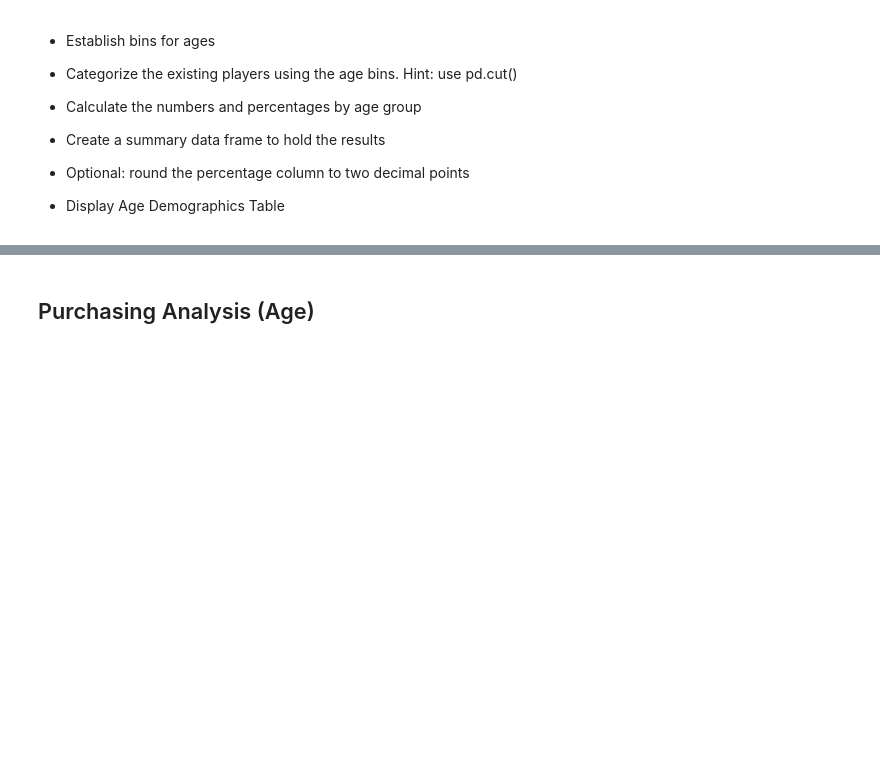
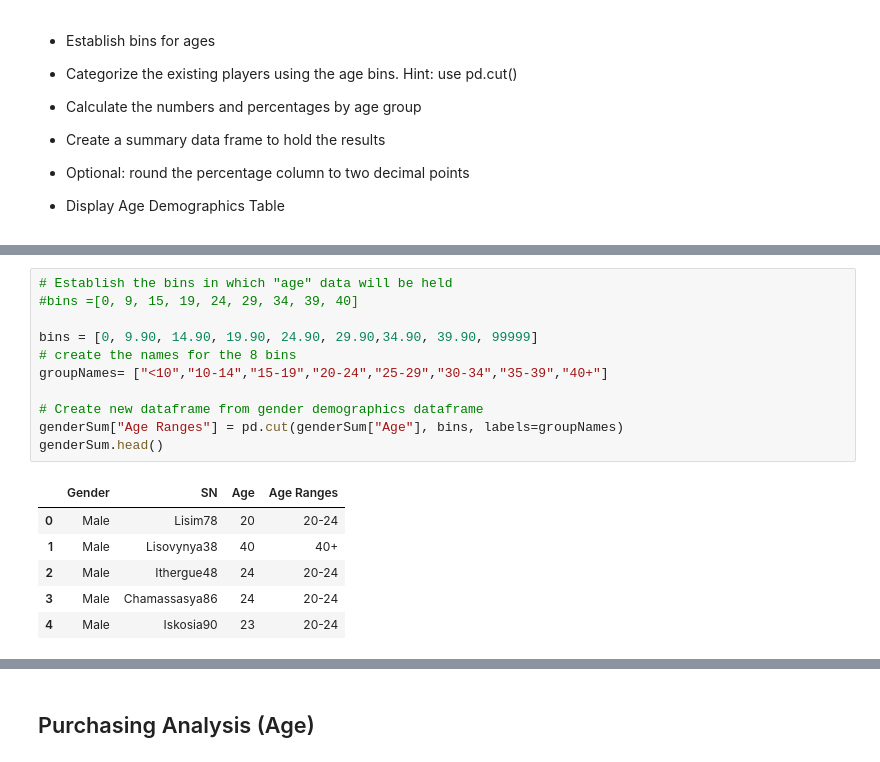
Before and after one commit to jcus/pandas-challenge, a Jupyter notebook: HeroesOfPymoli/HeroesOfPymoli.ipynb, the cells around one changed output, grey strips where cells are left out. Drawn from its saved outputs; the diff is of its cells as text; blank space fills up the shorter version.

```diff
--- a/HeroesOfPymoli/HeroesOfPymoli.ipynb
+++ b/HeroesOfPymoli/HeroesOfPymoli.ipynb
@@ -359,0 +374,18 @@ df5
+# %%
+# Establish the bins in which "age" data will be held
+#bins =[0, 9, 15, 19, 24, 29, 34, 39, 40]
+
+bins = [0, 9.90, 14.90, 19.90, 24.90, 29.90,34.90, 39.90, 99999]
+# create the names for the 8 bins
+groupNames= ["<10","10-14","15-19","20-24","25-29","30-34","35-39","40+"]
+
+# Create new dataframe from gender demographics dataframe
+genderSum["Age Ranges"] = pd.cut(genderSum["Age"], bins, labels=groupNames)
+genderSum.head()
+# %% [output]
+|  | Gender | SN | Age | Age Ranges |
+| 0 | Male | Lisim78 | 20 | 20-24 |
+| 1 | Male | Lisovynya38 | 40 | 40+ |
+| 2 | Male | Ithergue48 | 24 | 20-24 |
+| 3 | Male | Chamassasya86 | 24 | 20-24 |
+| 4 | Male | Iskosia90 | 23 | 20-24 |
```
Also changed, not shown: parts of 13 cells of this notebook.
